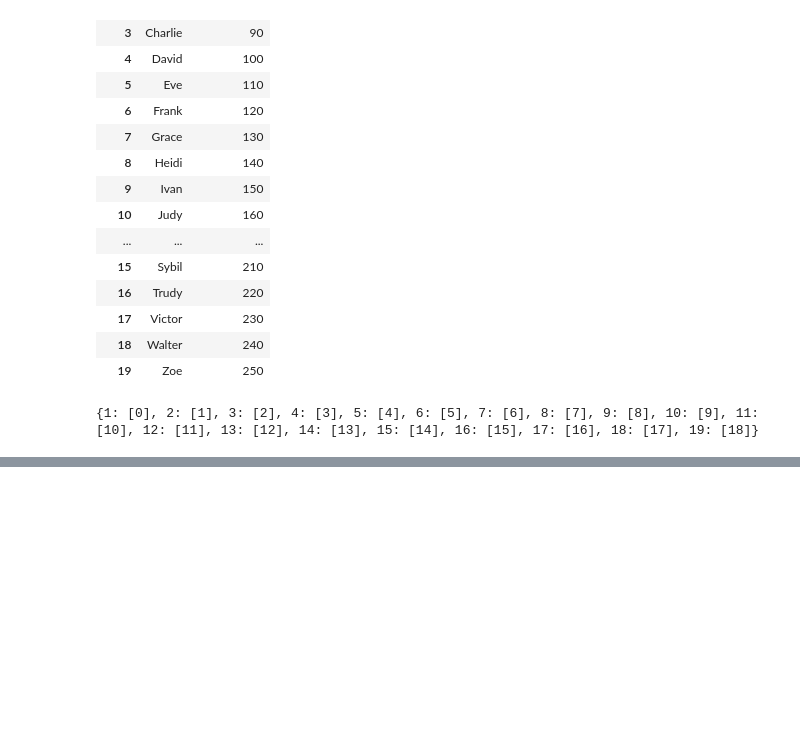
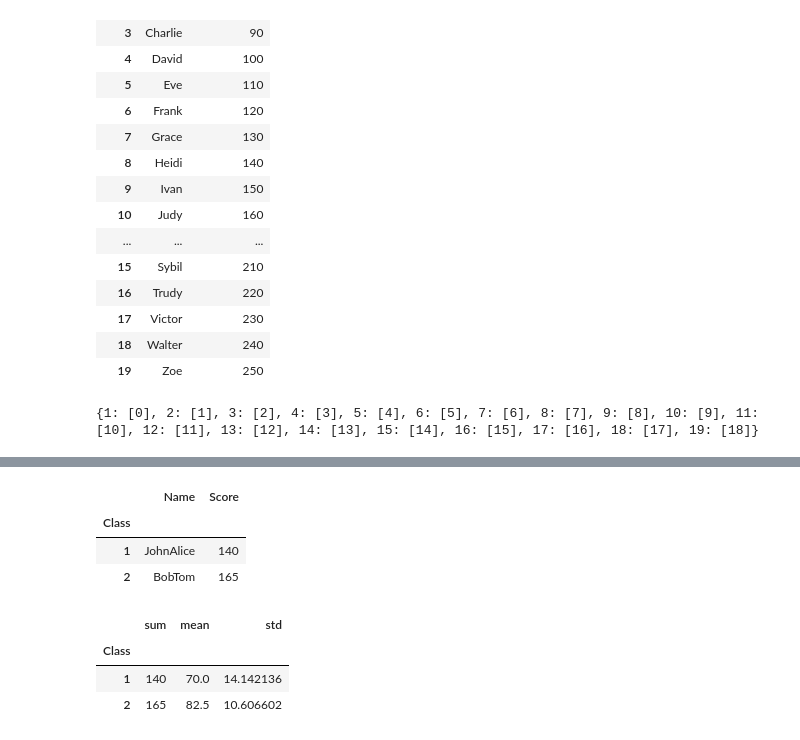
Before and after one commit to Arefe-Masnouie/python, a Jupyter notebook: pandas/pandas.ipynb, the cells around one changed output, grey strips where cells are left out. Drawn from its saved outputs; the diff is of its cells as text; code cells hidden in the pictures; blank space fills up the shorter version.

```diff
--- a/pandas/pandas.ipynb
+++ b/pandas/pandas.ipynb
@@ -208,0 +250,15 @@ class_groups.groups #grouping by score
+# %%
+#aggregating data(grouping)
+class_groups.aggregate(np.sum)
+# %% [output]
+|  | Name | Score |
+| Class |  |  |
+| 1 | JohnAlice | 140 |
+| 2 | BobTom | 165 |
+# %%
+class_groups['Score'].agg([np.sum, np.mean, np.std]) # calculate statistical features of Age
+# %% [output]
+|  | sum | mean | std |
+| Class |  |  |  |
+| 1 | 140 | 70.0 | 14.142136 |
+| 2 | 165 | 82.5 | 10.606602 |
```
Also changed, not shown: parts of 4 cells of this notebook.
